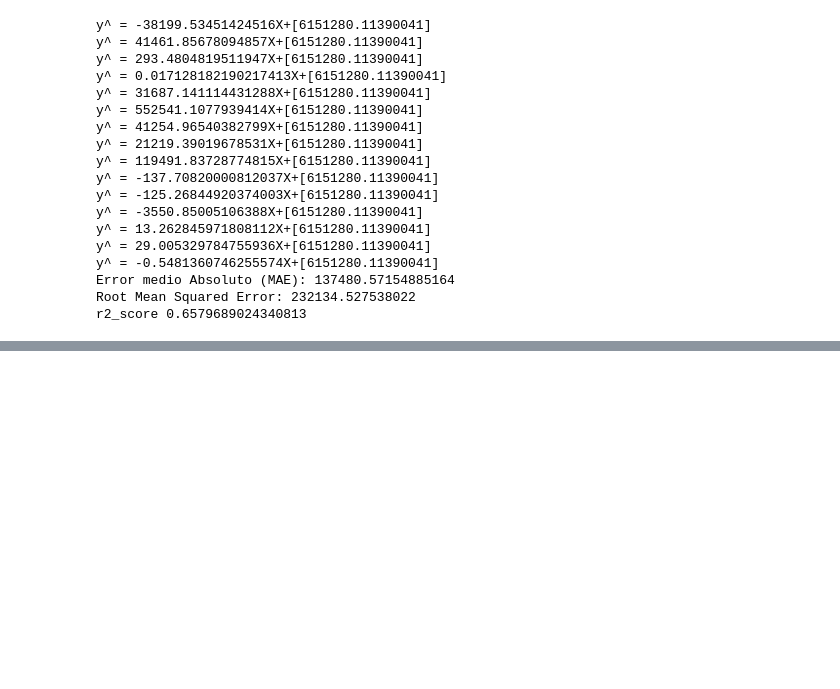
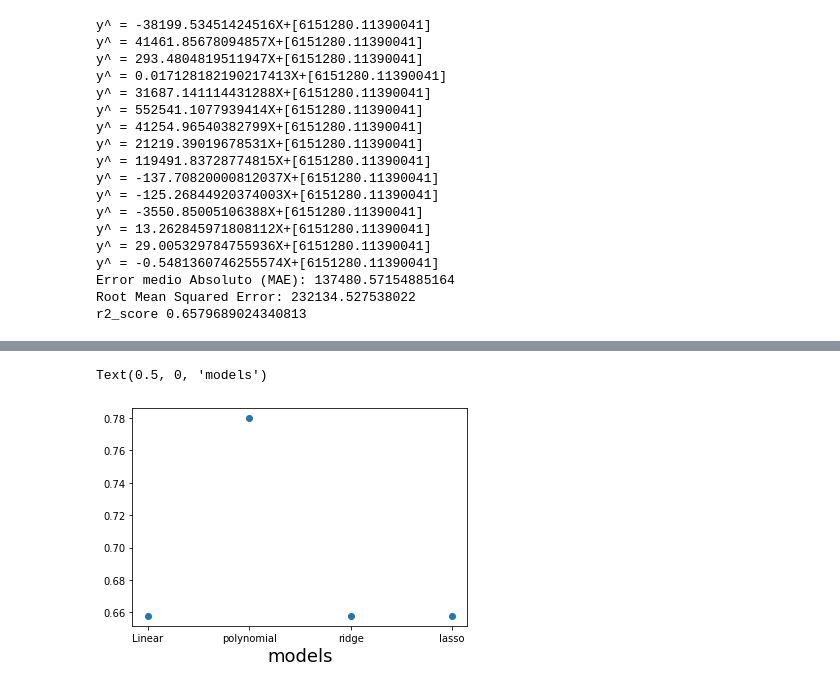
Before and after one commit to PosgradoMNA/actividades-de-aprendizaje-javier-hernandez-a00998083, a Jupyter notebook: TecMty_Regresion_lineal_polinomial.ipynb, the cells around one changed output, grey strips where cells are left out. Drawn from its saved outputs; the diff is of its cells as text; code cells hidden in the pictures; blank space fills up the shorter version.

```diff
--- a/TecMty_Regresion_lineal_polinomial.ipynb
+++ b/TecMty_Regresion_lineal_polinomial.ipynb
@@ -705,0 +712,6 @@ r2_score 0.6579689024340813
+# %%
+plt.scatter(['Linear','polynomial','ridge','lasso'],model_r2_score)
+plt.xlabel("models", fontsize=18)
+# %% [output]
+Text(0.5, 0, 'models')
+[figure, added]
```
Also changed, not shown: parts of 2 cells of this notebook.
